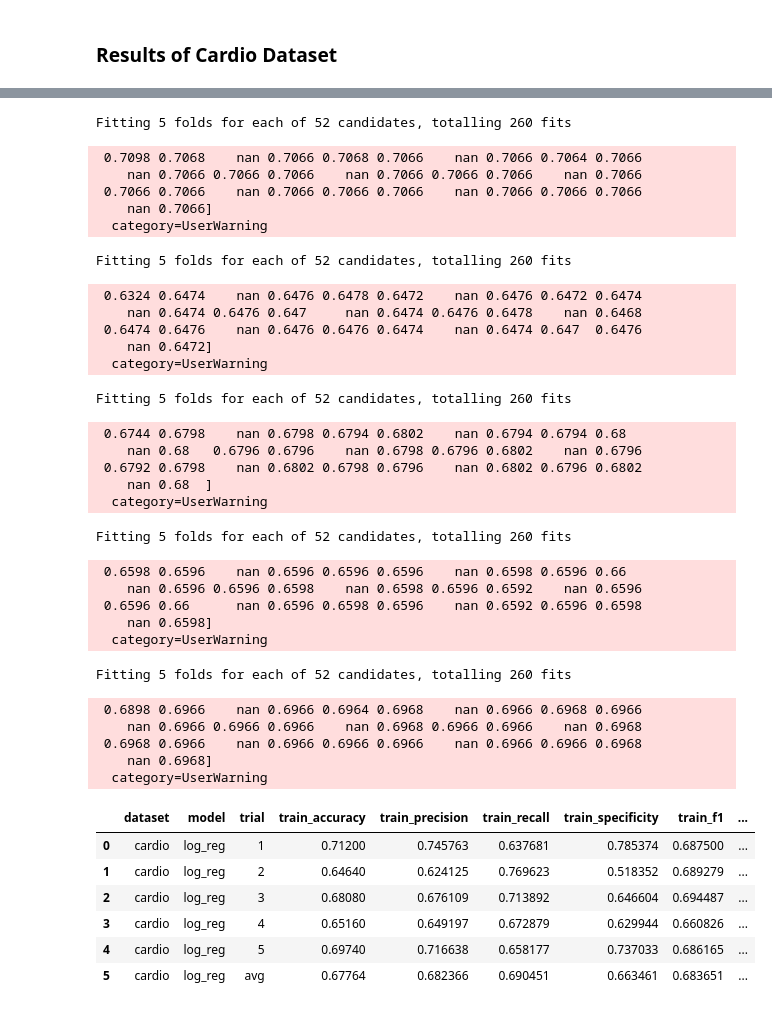
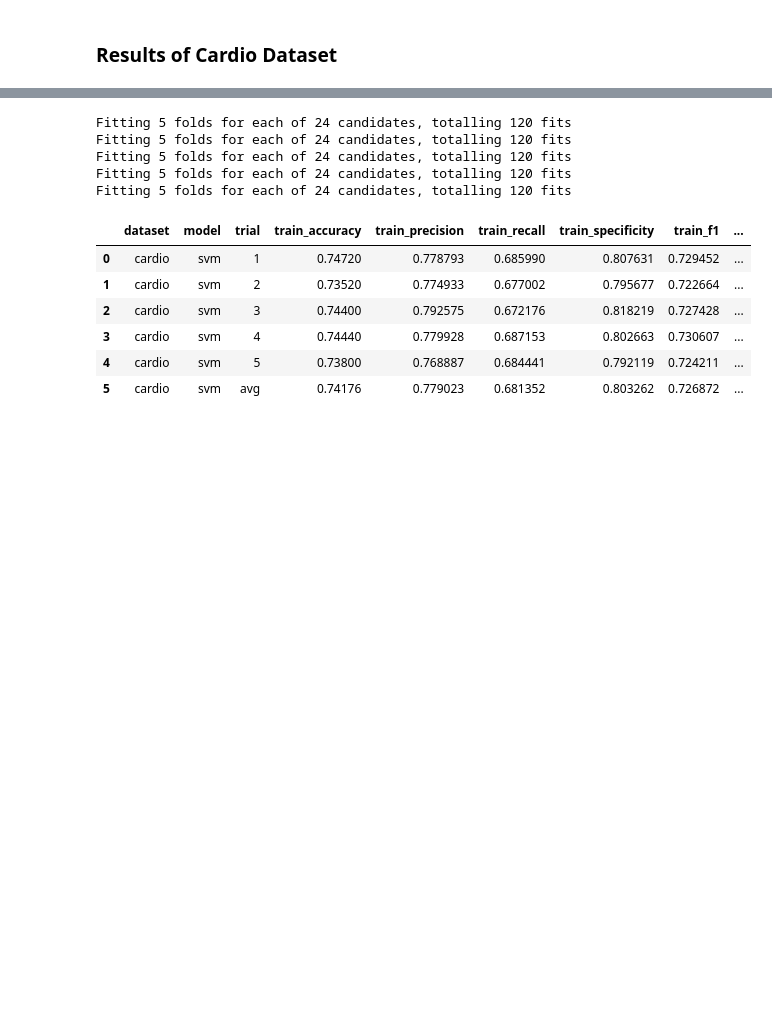
Before and after one commit to Yunchun/Supervised-ML-Comparisons, a Jupyter notebook: Duy.ipynb, the cells around one changed output, grey strips where cells are left out. Cells and saved outputs as stored; diff of their text form; code cells hidden in the pictures; blank space fills up the shorter version.

Commit message:
Finished running results for cardio dataset

```diff
--- a/Duy.ipynb
+++ b/Duy.ipynb
@@ -505,42 +477,18 @@ Fitting 5 folds for each of 8 candidates, totalling 40 fits
 Fitting 5 folds for each of 8 candidates, totalling 40 fits
 ... (4 outputs left out)
 # %%
-perform_trials('cardio', models_without_svm, cardio_X, cardio_y)
+cardio_results_svm = perform_trials('cardio', models_only_svm, cardio_X, cardio_y)
+cardio_results_svm
 # %% [output]
-Fitting 5 folds for each of 52 candidates, totalling 260 fits
+Fitting 5 folds for each of 24 candidates, totalling 120 fits
+Fitting 5 folds for each of 24 candidates, totalling 120 fits
+Fitting 5 folds for each of 24 candidates, totalling 120 fits
+Fitting 5 folds for each of 24 candidates, totalling 120 fits
+Fitting 5 folds for each of 24 candidates, totalling 120 fits
- 0.7098 0.7068    nan 0.7066 0.7068 0.7066    nan 0.7066 0.7064 0.7066
-    nan 0.7066 0.7066 0.7066    nan 0.7066 0.7066 0.7066    nan 0.7066
- 0.7066 0.7066    nan 0.7066 0.7066 0.7066    nan 0.7066 0.7066 0.7066
-    nan 0.7066]
-  category=UserWarning
-Fitting 5 folds for each of 52 candidates, totalling 260 fits
- 0.6324 0.6474    nan 0.6476 0.6478 0.6472    nan 0.6476 0.6472 0.6474
-    nan 0.6474 0.6476 0.647     nan 0.6474 0.6476 0.6478    nan 0.6468
- 0.6474 0.6476    nan 0.6476 0.6476 0.6474    nan 0.6474 0.647  0.6476
-    nan 0.6472]
-  category=UserWarning
-Fitting 5 folds for each of 52 candidates, totalling 260 fits
- 0.6744 0.6798    nan 0.6798 0.6794 0.6802    nan 0.6794 0.6794 0.68
-    nan 0.68   0.6796 0.6796    nan 0.6798 0.6796 0.6802    nan 0.6796
- 0.6792 0.6798    nan 0.6802 0.6798 0.6796    nan 0.6802 0.6796 0.6802
-    nan 0.68  ]
-  category=UserWarning
-Fitting 5 folds for each of 52 candidates, totalling 260 fits
- 0.6598 0.6596    nan 0.6596 0.6596 0.6596    nan 0.6598 0.6596 0.66
-    nan 0.6596 0.6596 0.6598    nan 0.6598 0.6596 0.6592    nan 0.6596
- 0.6596 0.66      nan 0.6596 0.6598 0.6596    nan 0.6592 0.6596 0.6598
-    nan 0.6598]
-  category=UserWarning
-Fitting 5 folds for each of 52 candidates, totalling 260 fits
- 0.6898 0.6966    nan 0.6966 0.6964 0.6968    nan 0.6966 0.6968 0.6966
-    nan 0.6966 0.6966 0.6966    nan 0.6968 0.6966 0.6966    nan 0.6968
- 0.6968 0.6966    nan 0.6966 0.6966 0.6966    nan 0.6966 0.6966 0.6968
-    nan 0.6968]
-  category=UserWarning
 |  | dataset | model | trial | train_accuracy | train_precision | train_recall | train_specificity | train_f1 | ... |
-| 0 | cardio | log_reg | 1 | 0.71200 | 0.745763 | 0.637681 | 0.785374 | 0.687500 | ... |
-| 1 | cardio | log_reg | 2 | 0.64640 | 0.624125 | 0.769623 | 0.518352 | 0.689279 | ... |
-| 2 | cardio | log_reg | 3 | 0.68080 | 0.676109 | 0.713892 | 0.646604 | 0.694487 | ... |
-| 3 | cardio | log_reg | 4 | 0.65160 | 0.649197 | 0.672879 | 0.629944 | 0.660826 | ... |
-| 4 | cardio | log_reg | 5 | 0.69740 | 0.716638 | 0.658177 | 0.737033 | 0.686165 | ... |
-| 5 | cardio | log_reg | avg | 0.67764 | 0.682366 | 0.690451 | 0.663461 | 0.683651 | ... |
+| 0 | cardio | svm | 1 | 0.74720 | 0.778793 | 0.685990 | 0.807631 | 0.729452 | ... |
+| 1 | cardio | svm | 2 | 0.73520 | 0.774933 | 0.677002 | 0.795677 | 0.722664 | ... |
+| 2 | cardio | svm | 3 | 0.74400 | 0.792575 | 0.672176 | 0.818219 | 0.727428 | ... |
+| 3 | cardio | svm | 4 | 0.74440 | 0.779928 | 0.687153 | 0.802663 | 0.730607 | ... |
+| 4 | cardio | svm | 5 | 0.73800 | 0.768887 | 0.684441 | 0.792119 | 0.724211 | ... |
+| 5 | cardio | svm | avg | 0.74176 | 0.779023 | 0.681352 | 0.803262 | 0.726872 | ... |
```
Also changed, not shown: parts of 3 cells of this notebook.
